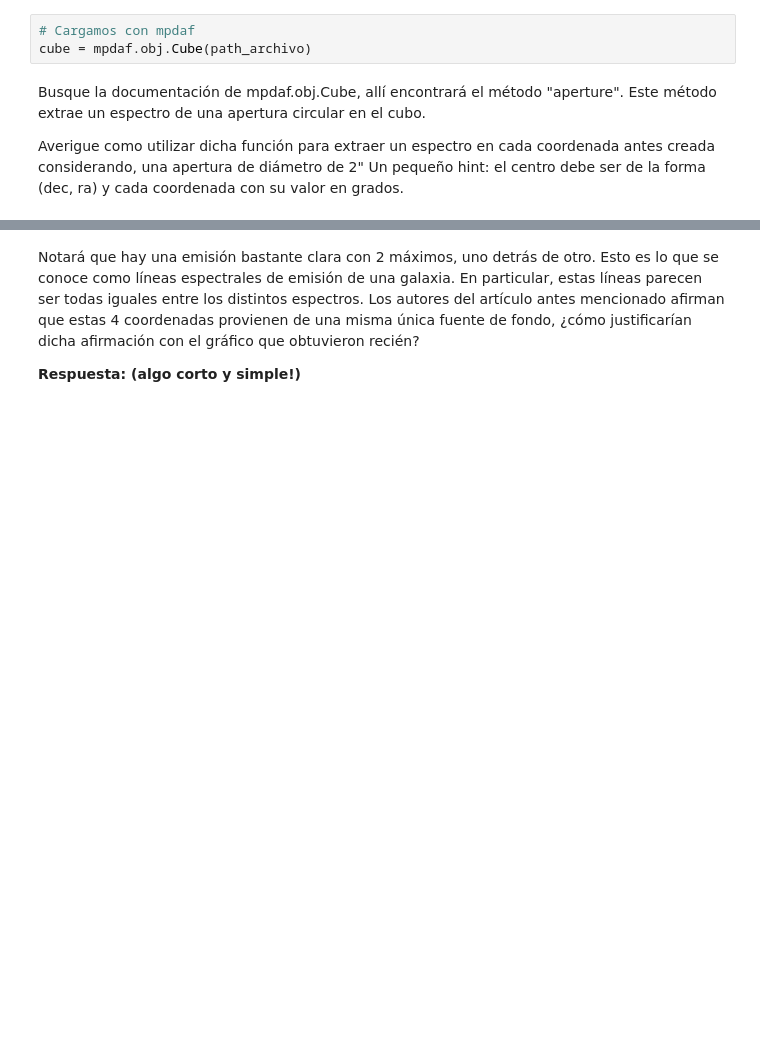
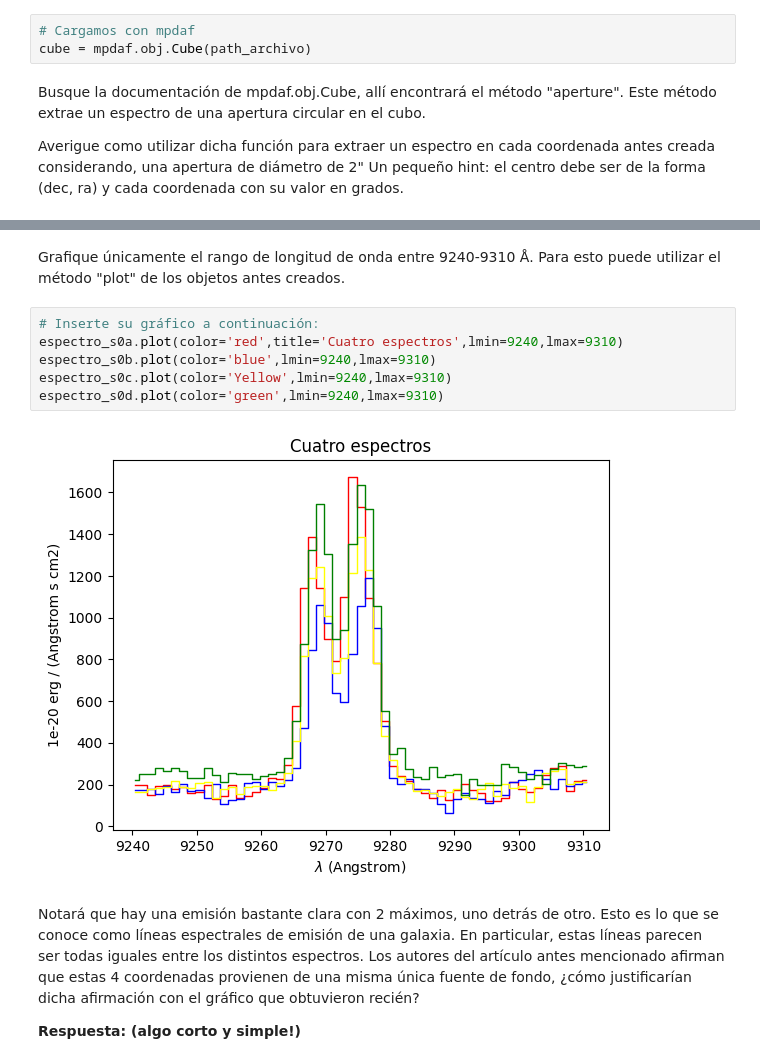
Before and after one commit to FranciscaHM/Tarea-4, a Jupyter notebook: Tarea4.ipynb, the cells around one changed output, grey strips where cells are left out. Saved outputs shown, nothing was run; the diff lists cells and outputs as text; blank space fills up the shorter version.

```diff
--- a/Tarea4.ipynb
+++ b/Tarea4.ipynb
@@ -215,3 +263,14 @@ Para esto puede utilizar el método "plot" de los objetos antes creados.
+# %% [markdown]
+Grafique únicamente el rango de longitud de onda entre 9240-9310 Å.
+Para esto puede utilizar el método "plot" de los objetos antes creados.
+# %%
+# Inserte su gráfico a continuación:
+espectro_s0a.plot(color='red',title='Cuatro espectros',lmin=9240,lmax=9310)
+espectro_s0b.plot(color='blue',lmin=9240,lmax=9310)
+espectro_s0c.plot(color='Yellow',lmin=9240,lmax=9310)
+espectro_s0d.plot(color='green',lmin=9240,lmax=9310)
+# %% [output]
+[figure, added]
 # %% [markdown]
 
 Notará que hay una emisión bastante clara con 2 máximos, uno detrás de otro.
```
Also changed, not shown: parts of 9 cells of this notebook.
